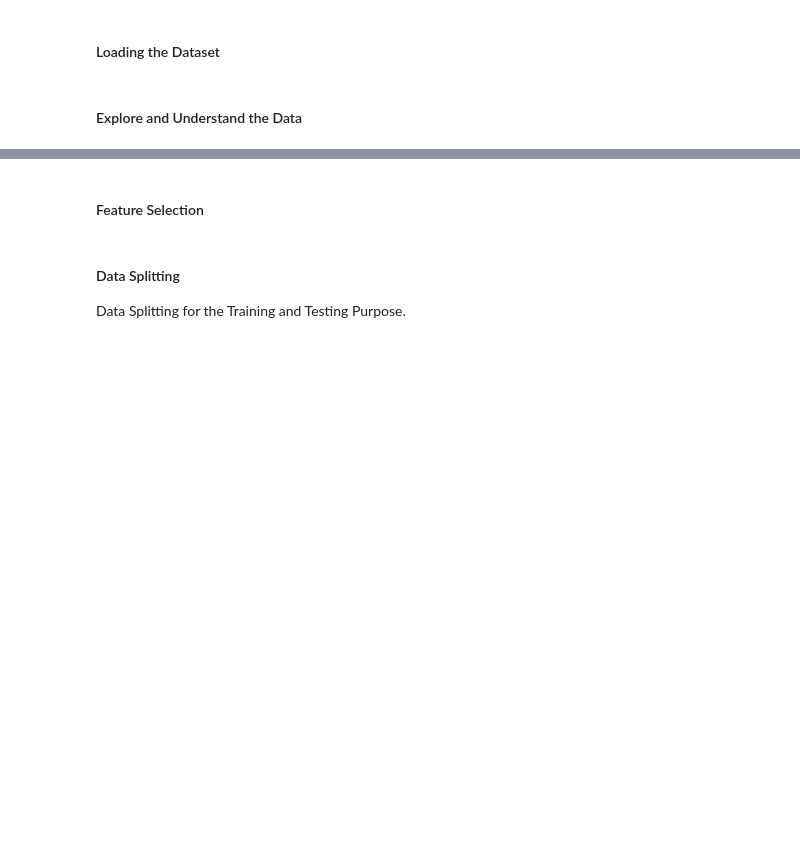
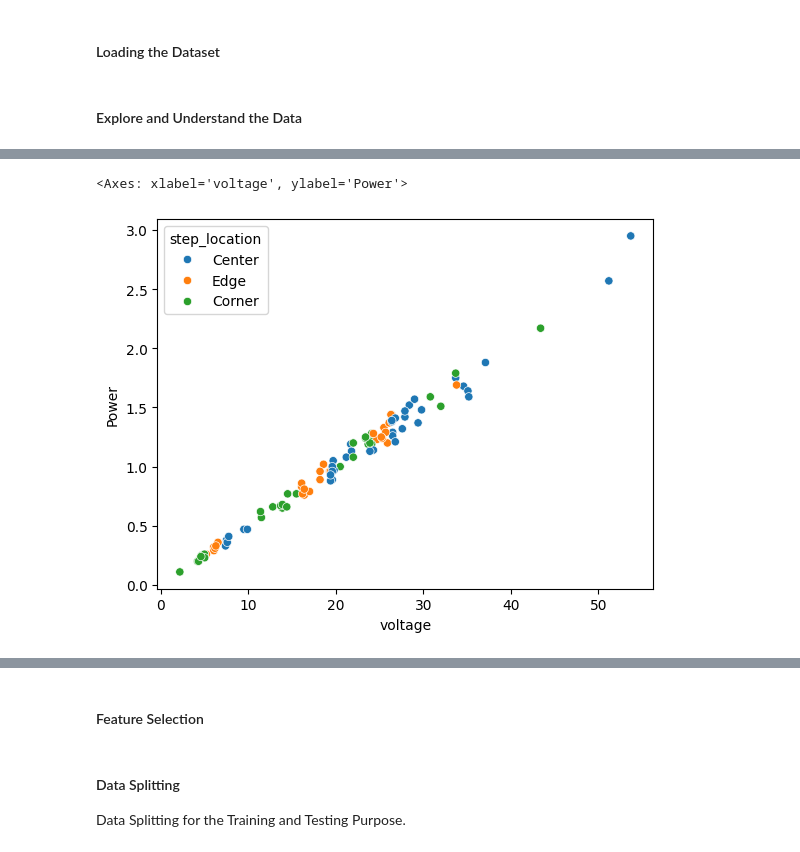
Before and after one commit to jwalitha1811/Real-world-power-harvesting, a Jupyter notebook: Real-World Energy Harvesting.ipynb, the cells around one changed output, grey strips where cells are left out. Saved outputs shown, nothing was run; the diff lists cells and outputs as text; code cells hidden in the pictures; blank space fills up the shorter version.

```diff
--- a/Real-World Energy Harvesting.ipynb
+++ b/Real-World Energy Harvesting.ipynb
@@ -121,0 +147,5 @@ plt.show()
+# %%
+sns.scatterplot(data=final_df, x="voltage", y="Power", hue = 'step_location')
+# %% [output]
+<Axes: xlabel='voltage', ylabel='Power'>
+[figure, added]
```
Also changed, not shown: parts of 36 cells of this notebook, 1 other file.
